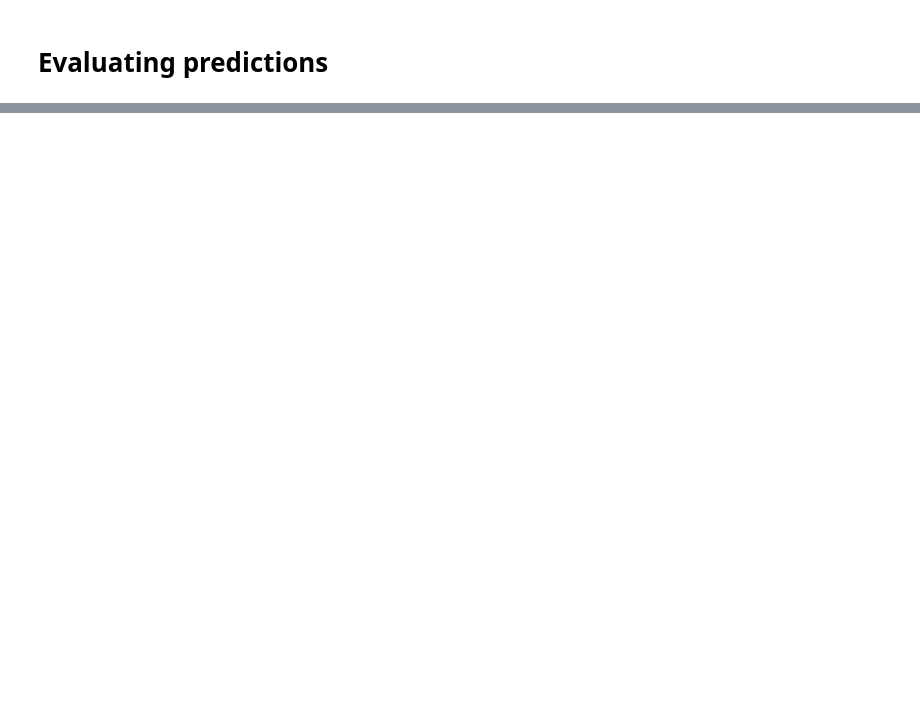
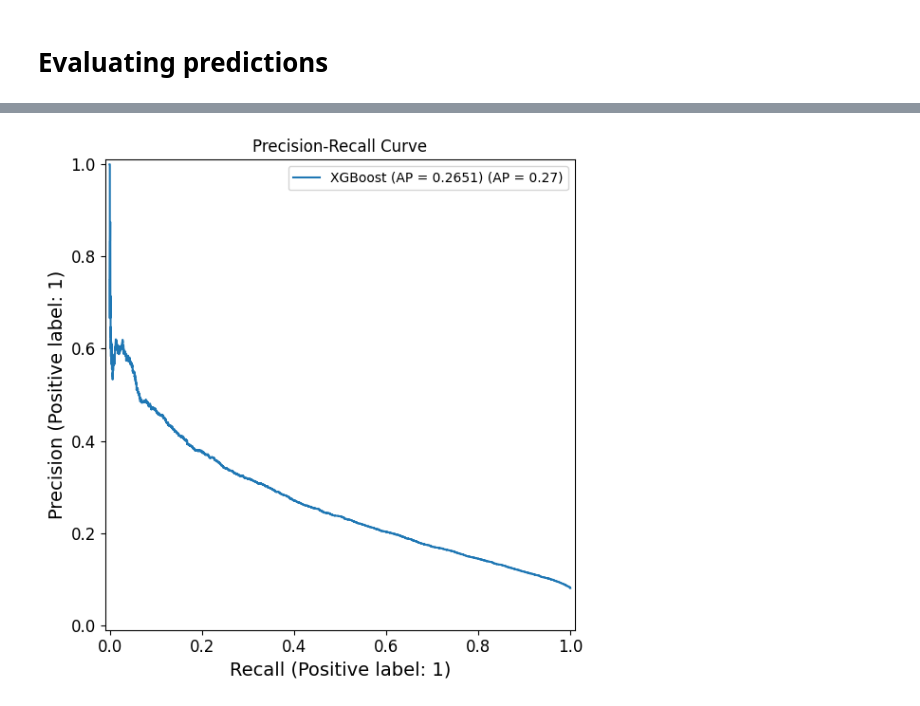
Before and after one commit to cristian0831/ML_proyects, a Jupyter notebook: Classification/credit_risk/home_credit_risk.ipynb, the cells around one changed output, grey strips where cells are left out. Cells and saved outputs as stored; diff of their text form; code cells hidden in the pictures; blank space fills up the shorter version.

```diff
--- a/Classification/credit_risk/home_credit_risk.ipynb
+++ b/Classification/credit_risk/home_credit_risk.ipynb
@@ -886,0 +920,16 @@ Top 20 features:
+# %%
+# Precision recall curve
+
+from sklearn.metrics import PrecisionRecallDisplay, average_precision_score
+
+fig, ax = plt.subplots(figsize=(8, 6))
+ap = average_precision_score(y_val, y_pred_prob_xgb)
+PrecisionRecallDisplay.from_predictions(y_val, y_pred_prob_xgb,
+                                        name=f"XGBoost (AP = {ap:.4f})",ax=ax)
+
+ax.set_title("Precision-Recall Curve")
+ax.legend()
+plt.tight_layout()
+plt.show()
+# %% [output]
+[figure, added]
```
Also changed, not shown: parts of 36 cells of this notebook, 1 other file.
